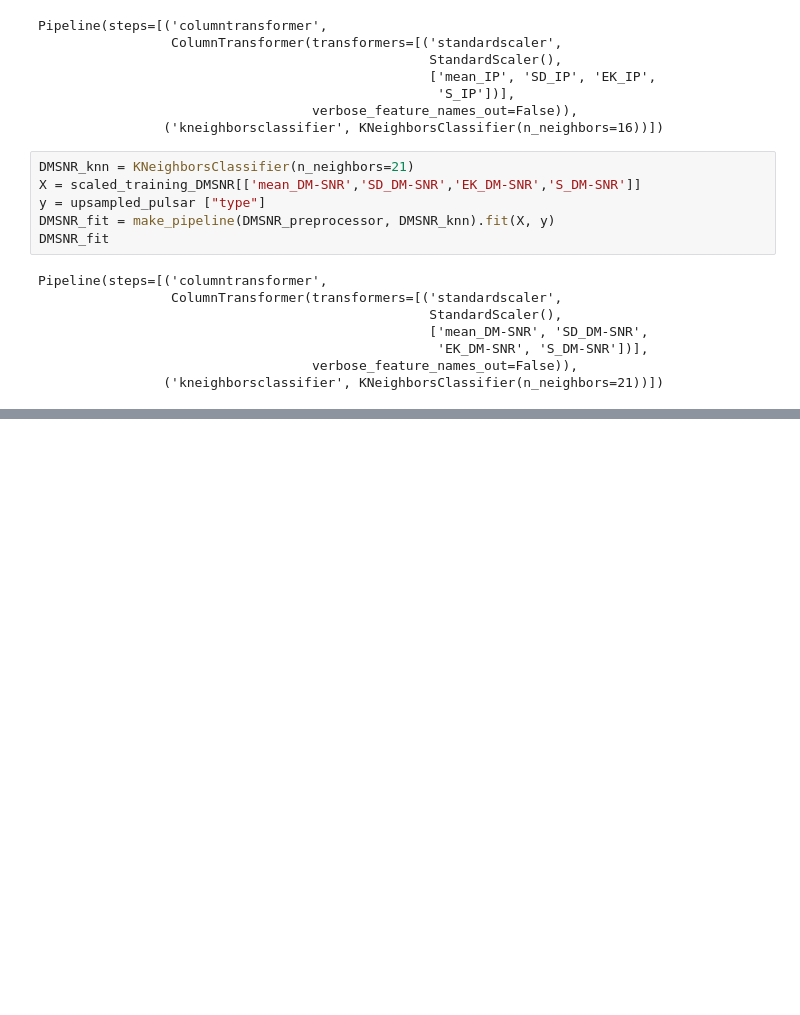
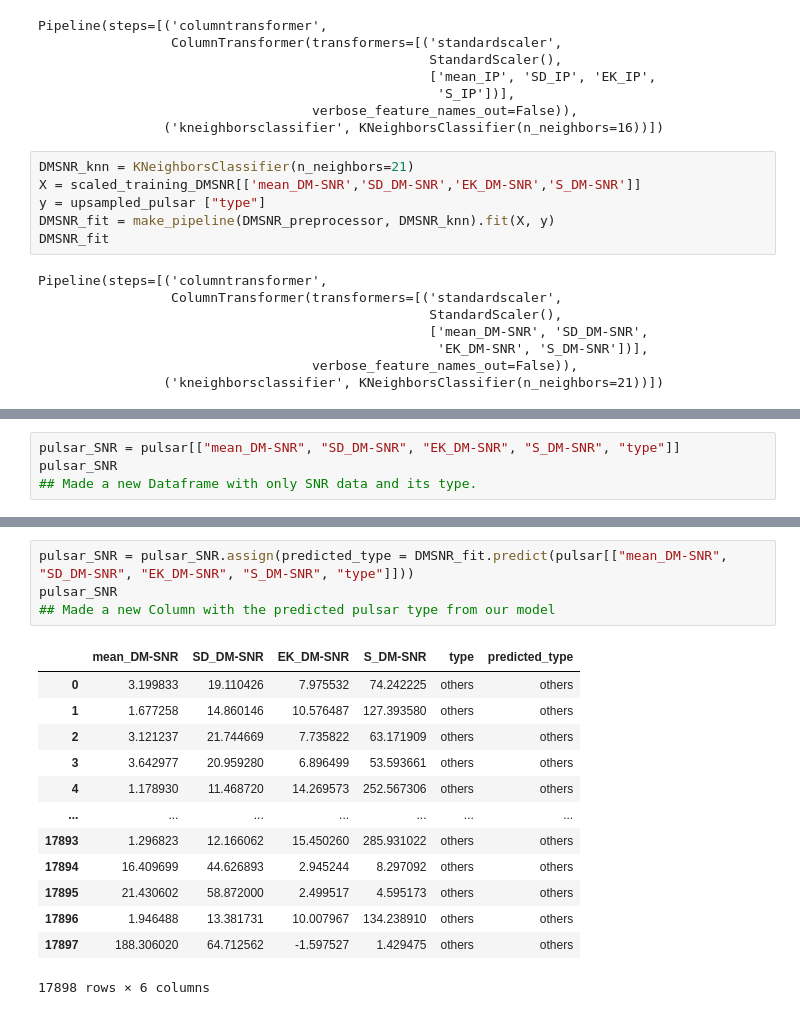
Before and after one commit to dorni12/DSCI100_GroupProject, a Jupyter notebook: DSCI_100_group_project.ipynb, the cells around one changed output, grey strips where cells are left out. Saved outputs shown, nothing was run; the diff lists cells and outputs as text; blank space fills up the shorter version.

```diff
--- a/DSCI_100_group_project.ipynb
+++ b/DSCI_100_group_project.ipynb
@@ -428,0 +506,4 @@ Pipeline(steps=[('columntransformer',
+# %%
+pulsar_SNR = pulsar[["mean_DM-SNR", "SD_DM-SNR", "EK_DM-SNR", "S_DM-SNR", "type"]]
+pulsar_SNR
+## Made a new Dataframe with only SNR data and its type.
@@ -428,0 +524,18 @@ Pipeline(steps=[('columntransformer',
+# %%
+pulsar_SNR = pulsar_SNR.assign(predicted_type = DMSNR_fit.predict(pulsar[["mean_DM-SNR", "SD_DM-SNR", "EK_DM-SNR", "S_DM-SNR", "type"]]))
+pulsar_SNR
+## Made a new Column with the predicted pulsar type from our model
+# %% [output]
+|  | mean_DM-SNR | SD_DM-SNR | EK_DM-SNR | S_DM-SNR | type | predicted_type |
+| 0 | 3.199833 | 19.110426 | 7.975532 | 74.242225 | others | others |
+| 1 | 1.677258 | 14.860146 | 10.576487 | 127.393580 | others | others |
+| 2 | 3.121237 | 21.744669 | 7.735822 | 63.171909 | others | others |
+| 3 | 3.642977 | 20.959280 | 6.896499 | 53.593661 | others | others |
+| 4 | 1.178930 | 11.468720 | 14.269573 | 252.567306 | others | others |
+| ... | ... | ... | ... | ... | ... | ... |
+| 17893 | 1.296823 | 12.166062 | 15.450260 | 285.931022 | others | others |
+| 17894 | 16.409699 | 44.626893 | 2.945244 | 8.297092 | others | others |
+| 17895 | 21.430602 | 58.872000 | 2.499517 | 4.595173 | others | others |
+| 17896 | 1.946488 | 13.381731 | 10.007967 | 134.238910 | others | others |
+| 17897 | 188.306020 | 64.712562 | -1.597527 | 1.429475 | others | others |
+17898 rows × 6 columns
```
Also changed, not shown: parts of 19 cells of this notebook.
